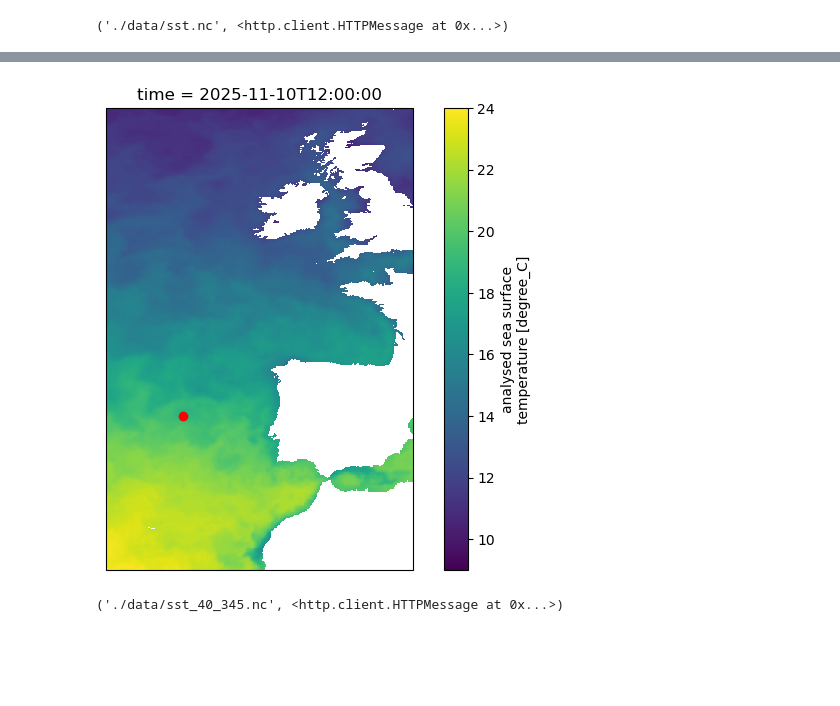
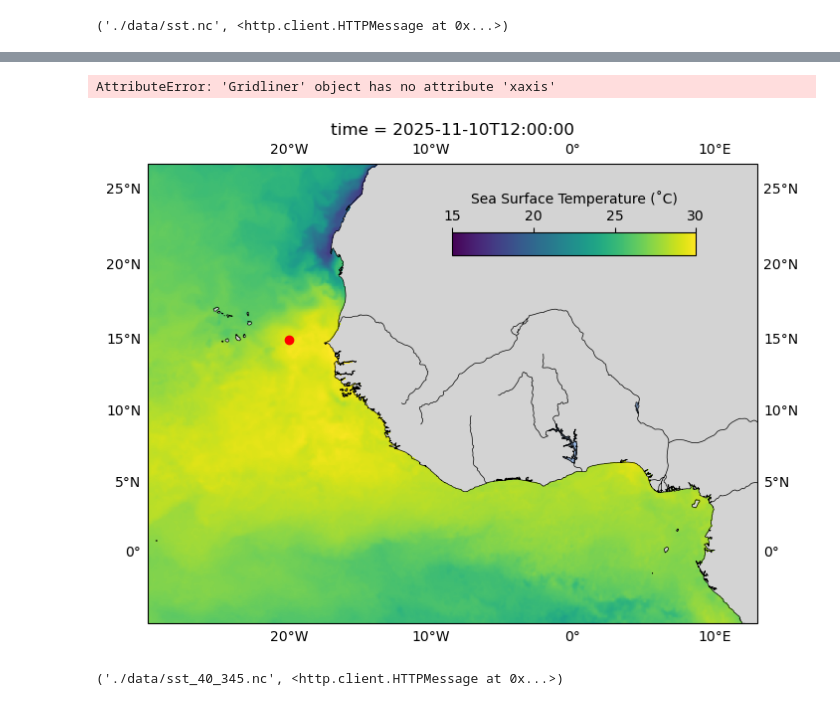
Before and after one commit to alaurent101/WYTEC2_Python_Workshop, a Jupyter notebook: WYTEC2_PythonTutorial.ipynb, the cells around one changed output, grey strips where cells are left out. Cells and saved outputs as stored; diff of their text form; code cells hidden in the pictures; blank space fills up the shorter version.

```diff
--- a/WYTEC2_PythonTutorial.ipynb
+++ b/WYTEC2_PythonTutorial.ipynb
@@ -128,8 +128,8 @@ Let's try it:
 # %%
 import urllib.request
 
-lat = [30,60]
-lon = [340,360]
+lat = [-5,30]
+lon = [0,360] # Longitude goes from 0 to 360 so we need to download all longitudes to plot accross prime meridan
 time = '2025-11-10T12:00:00Z'
 
 url = f"https://oceanwatch.pifsc.noaa.gov/erddap/griddap/CRW_sst_v3_1.nc?analysed_sst%5B({time}):1:({time})%5D%5B({lat[0]}):1:({lat[1]})%5D%5B({lon[0]}):1:({lon[1]})%5D"
@@ -152,20 +164,56 @@ ds.analysed_sst.plot(vmin=0,vmax=30)
-# %%
-import cartopy.crs as ccrs
-
-pc = ccrs.PlateCarree()
-
-fig = plt.figure(figsize=(8,6))
-ax1 = fig.add_subplot(1,1,1, projection=ccrs.PlateCarree())
-
-ds.analysed_sst.plot(ax=ax1,vmin=9,vmax=24, transform=pc)
-
-lat = 40
-lon = 345
-plt.plot(lon,lat,'r',marker='o', transform=pc)
-
-plt.show()
-# %% [output]
-[figure, removed]
+# %%
+import cartopy.crs as ccrs
+import cartopy
+import cartopy.feature as cfeature
+import matplotlib.colors  as colors
+import matplotlib.ticker as mticker
+from cartopy.mpl.gridliner import LONGITUDE_FORMATTER, LATITUDE_FORMATTER
+
+pc = ccrs.PlateCarree()
+extent = [-30, 13, -5, 25]
+cmin = 15
+cmax = 30
+
+norm1 = colors.Normalize(vmin=cmin, vmax=cmax)
+rivers_50m = cfeature.NaturalEarthFeature('physical', 'rivers_lake_centerlines', '50m')
+
+fig = plt.figure(figsize=(8,6))
+ax1 = plt.axes(projection=ccrs.Mercator())
+
+h1 = ds.analysed_sst.plot(ax=ax1, norm=norm1, add_colorbar=False, transform=pc)
+
+plt.plot(lon,lat,'r',marker='o', transform=pc)
+
+ax1.set_extent(extent)
+ax1.add_feature(cartopy.feature.LAND, edgecolor='none', facecolor='lightgrey', lw=0.5)
+ax1.add_feature(cartopy.feature.LAKES, edgecolor='black', lw=0.5)
+ax1.add_feature(rivers_50m, facecolor='None', edgecolor='black', lw=0.5)
+ax1.coastlines(resolution='10m', color='k', linestyle='-', alpha=1, lw=0.5)
+
+cxy = [0.50, 0.80, 0.40, 0.05]
+cax = ax1.inset_axes(cxy)
+cb = plt.colorbar(h1, ax=ax1, extend = 'neither', cax = cax, norm=norm1, orientation='horizontal')
+cb.set_label('Sea Surface Temperature (˚C)')
+cax.xaxis.set_ticks_position('top')
+cax.xaxis.set_label_position('top')
+
+
+
+
+gl = ax1.gridlines(crs=pc, draw_labels=True)
+gl.xlabels_top = False
+gl.ylabels_right = False
+gl.xlines = False
+gl.ylines = False
+gl.xlocator = mticker.FixedLocator([-20, -10, 0, 10, 20])
+gl.xformatter = LONGITUDE_FORMATTER
+gl.yformatter = LATITUDE_FORMATTER
+
+
+plt.show()
+# %% [output]
+AttributeError: 'Gridliner' object has no attribute 'xaxis'
+[figure, added]
 # %%
 import urllib.request
 
```
Also changed, not shown: parts of 3 cells of this notebook, 1 other file.
